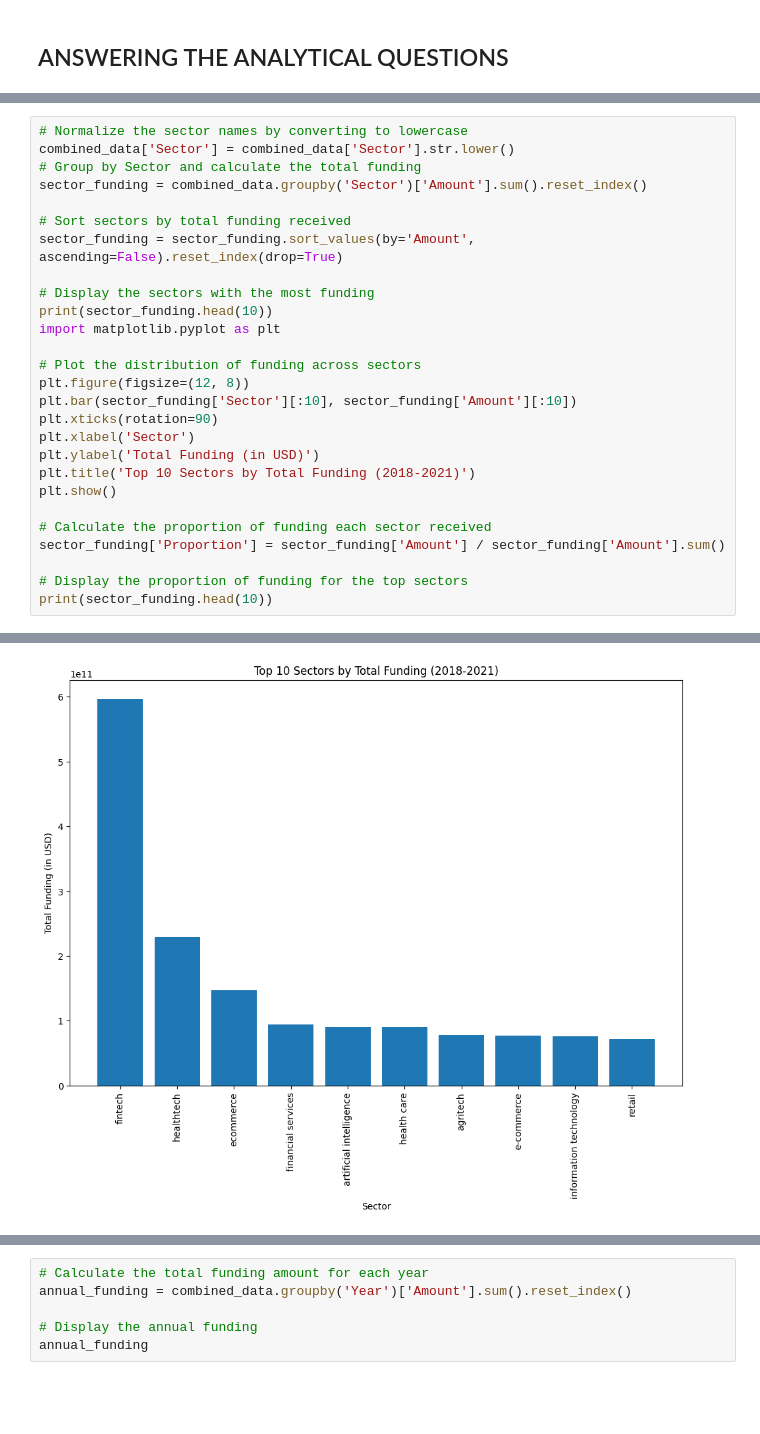
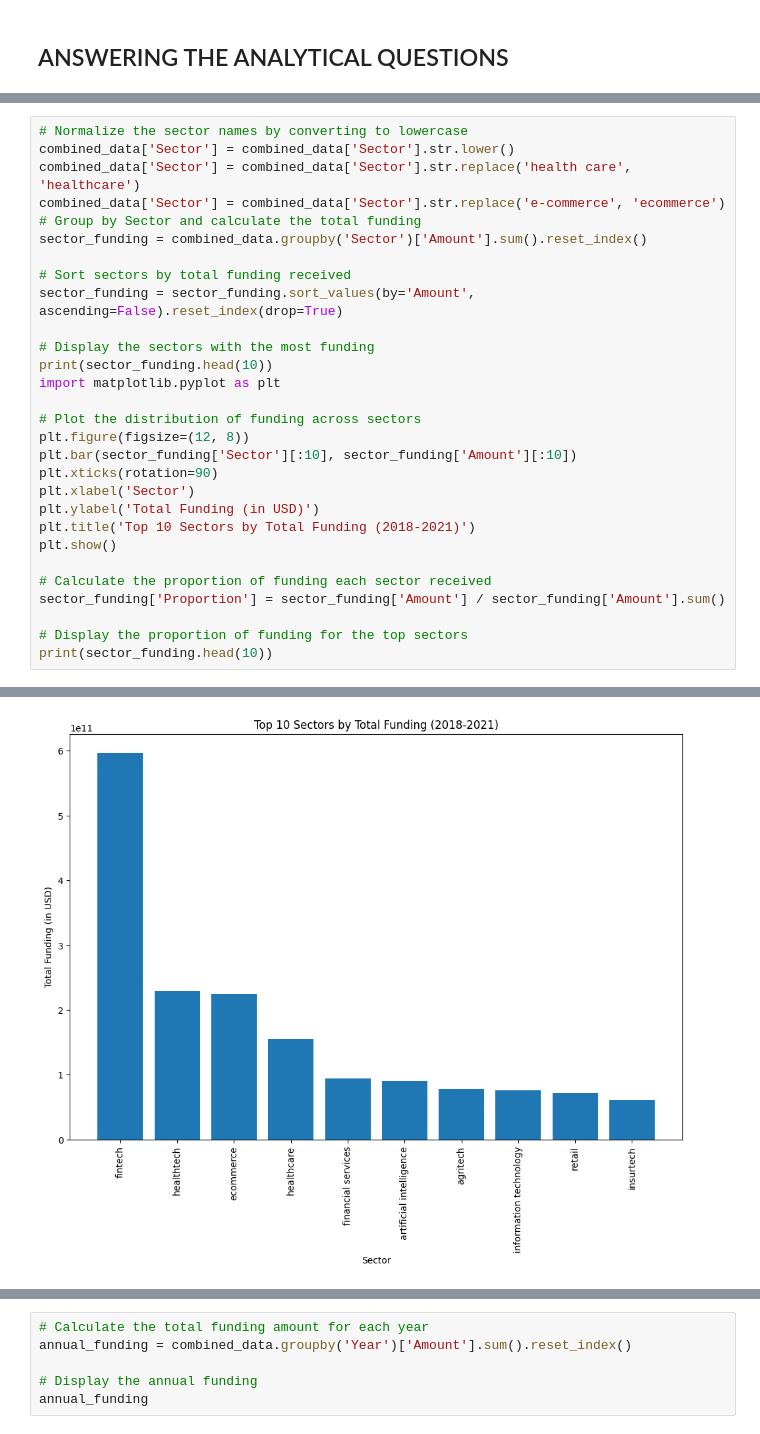
Before and after one commit to MillicentAgyir/Team-Belize-Live-Project-1, a Jupyter notebook: Notebooks/my_notebook.ipynb, the cells around one changed output, grey strips where cells are left out. Drawn from its saved outputs; the diff is of its cells as text; blank space fills up the shorter version.

```diff
--- a/Notebooks/my_notebook.ipynb
+++ b/Notebooks/my_notebook.ipynb
@@ -698,6 +698,8 @@ Name: count, Length: 865, dtype: int64
 # %%
 # Normalize the sector names by converting to lowercase
 combined_data['Sector'] = combined_data['Sector'].str.lower()
+combined_data['Sector'] = combined_data['Sector'].str.replace('health care', 'healthcare')
+combined_data['Sector'] = combined_data['Sector'].str.replace('e-commerce', 'ecommerce')
 # Group by Sector and calculate the total funding
 sector_funding = combined_data.groupby('Sector')['Amount'].sum().reset_index()
 
@@ -737,4 +739,4 @@ print(sector_funding.head(10))
-[figure, old version]
+[figure, new version]
                     Sector             Amount  Proportion
 0                  fintech 596,230,909,476.47        0.09
 1               healthtech 229,593,765,747.06        0.04
```
Also changed, not shown: parts of 17 cells of this notebook.
